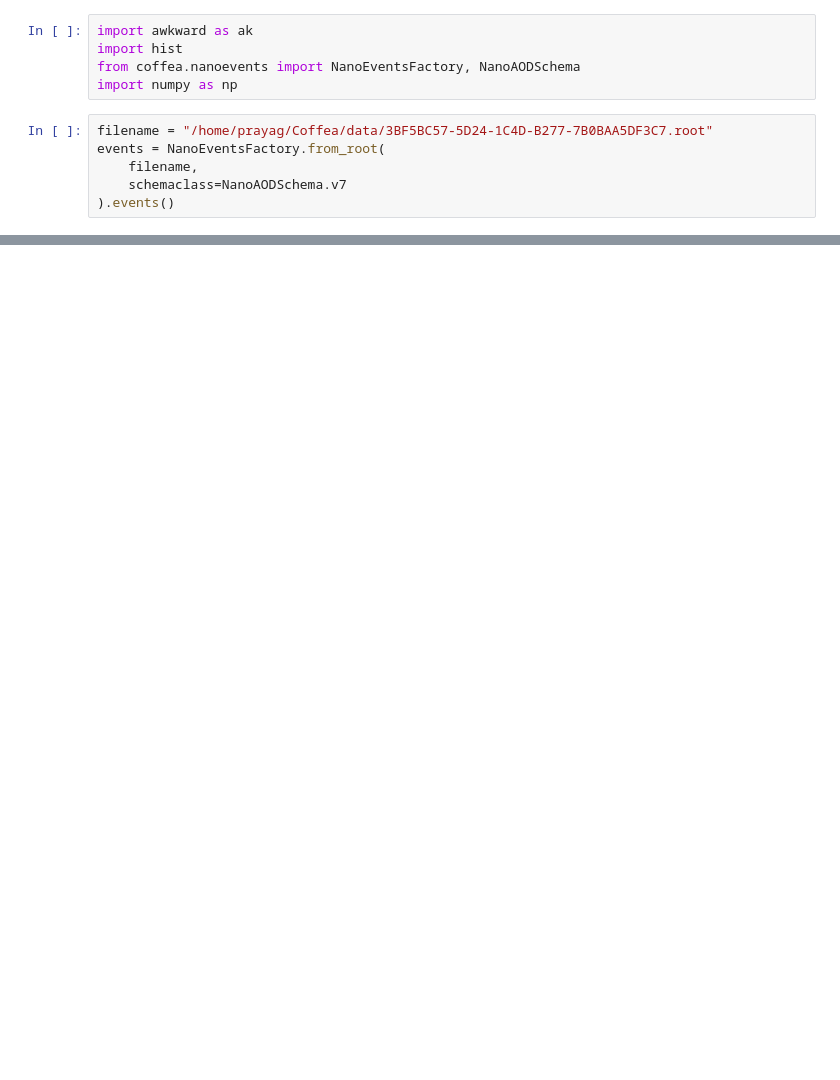
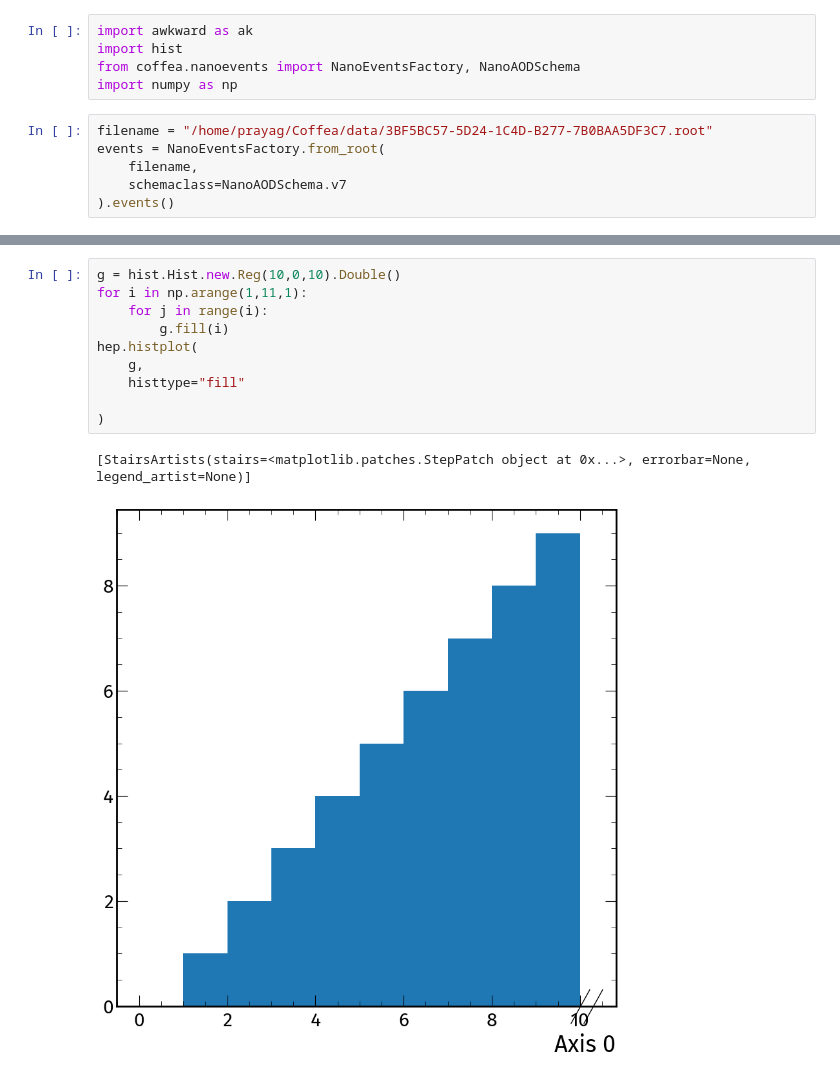
Before and after one commit to prayagyadav/MonoHiggstobb, a Jupyter notebook: Backgrounds/Test.ipynb, the cells around one changed output, grey strips where cells are left out. Cells and saved outputs as stored; diff of their text form; blank space fills up the shorter version.

```diff
--- a/Backgrounds/Test.ipynb
+++ b/Backgrounds/Test.ipynb
@@ -43,0 +52,13 @@ array([3.57844013e-01, 4.31395113e-01, 5.69827109e-02, 3.56187846e-02,
+# %%
+g = hist.Hist.new.Reg(10,0,10).Double()
+for i in np.arange(1,11,1):
+    for j in range(i):
+        g.fill(i)
+hep.histplot(
+    g,
+    histtype="fill"
+
+)
+# %% [output]
+[StairsArtists(stairs=<matplotlib.patches.StepPatch object at 0x...>, errorbar=None, legend_artist=None)]
+[figure, added]
```
Also changed, not shown: parts of 7 cells of this notebook.
